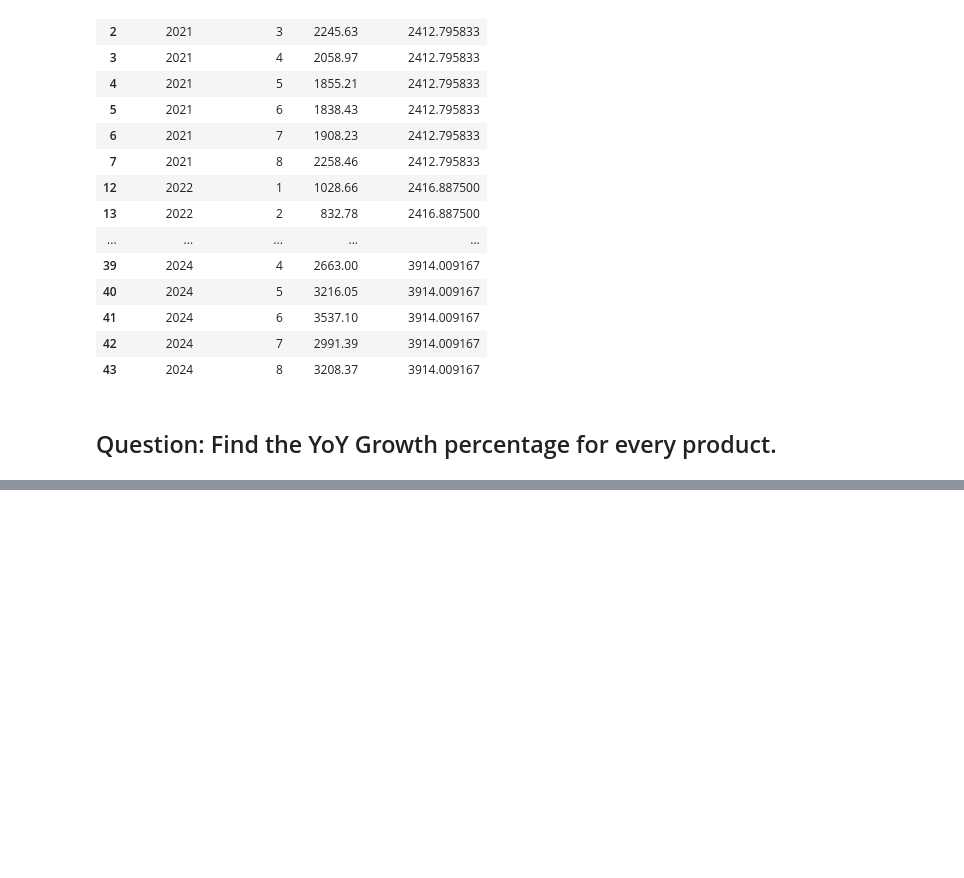
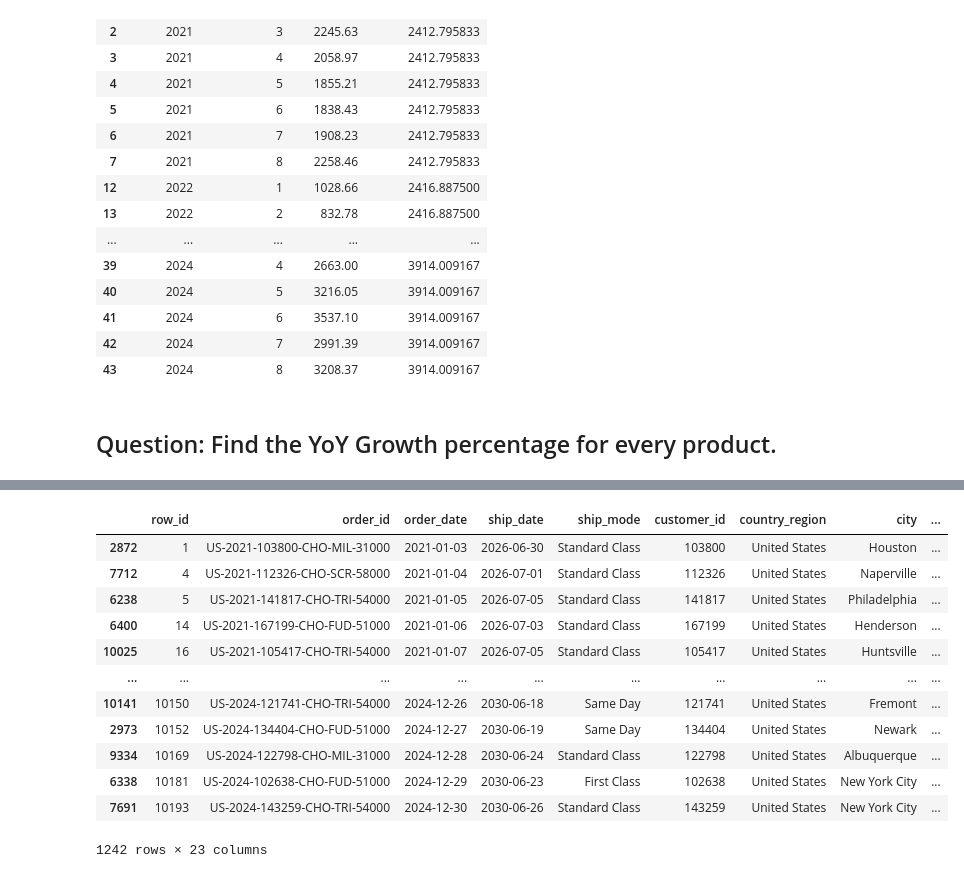
Before and after one commit to Pranishgrg21/Analysis_using_pandas, a Jupyter notebook: candy_sales_analysis.ipynb, the cells around one changed output, grey strips where cells are left out. Drawn from its saved outputs; the diff is of its cells as text; code cells hidden in the pictures; blank space fills up the shorter version.

```diff
--- a/candy_sales_analysis.ipynb
+++ b/candy_sales_analysis.ipynb
@@ -562,0 +742,16 @@ monthly_sales_df
+# %%
+sales_df.drop_duplicates(subset="order_date", keep="last").sort_values(by="order_date")
+# %% [output]
+|  | row_id | order_id | order_date | ship_date | ship_mode | customer_id | country_region | city | ... |
+| 2872 | 1 | US-2021-103800-CHO-MIL-31000 | 2021-01-03 | 2026-06-30 | Standard Class | 103800 | United States | Houston | ... |
+| 7712 | 4 | US-2021-112326-CHO-SCR-58000 | 2021-01-04 | 2026-07-01 | Standard Class | 112326 | United States | Naperville | ... |
+| 6238 | 5 | US-2021-141817-CHO-TRI-54000 | 2021-01-05 | 2026-07-05 | Standard Class | 141817 | United States | Philadelphia | ... |
+| 6400 | 14 | US-2021-167199-CHO-FUD-51000 | 2021-01-06 | 2026-07-03 | Standard Class | 167199 | United States | Henderson | ... |
+| 10025 | 16 | US-2021-105417-CHO-TRI-54000 | 2021-01-07 | 2026-07-05 | Standard Class | 105417 | United States | Huntsville | ... |
+| ... | ... | ... | ... | ... | ... | ... | ... | ... | ... |
+| 10141 | 10150 | US-2024-121741-CHO-TRI-54000 | 2024-12-26 | 2030-06-18 | Same Day | 121741 | United States | Fremont | ... |
+| 2973 | 10152 | US-2024-134404-CHO-FUD-51000 | 2024-12-27 | 2030-06-19 | Same Day | 134404 | United States | Newark | ... |
+| 9334 | 10169 | US-2024-122798-CHO-MIL-31000 | 2024-12-28 | 2030-06-24 | Standard Class | 122798 | United States | Albuquerque | ... |
+| 6338 | 10181 | US-2024-102638-CHO-FUD-51000 | 2024-12-29 | 2030-06-23 | First Class | 102638 | United States | New York City | ... |
+| 7691 | 10193 | US-2024-143259-CHO-TRI-54000 | 2024-12-30 | 2030-06-26 | Standard Class | 143259 | United States | New York City | ... |
+1242 rows × 23 columns
```
Also changed, not shown: parts of 46 cells of this notebook, 1 other file.
